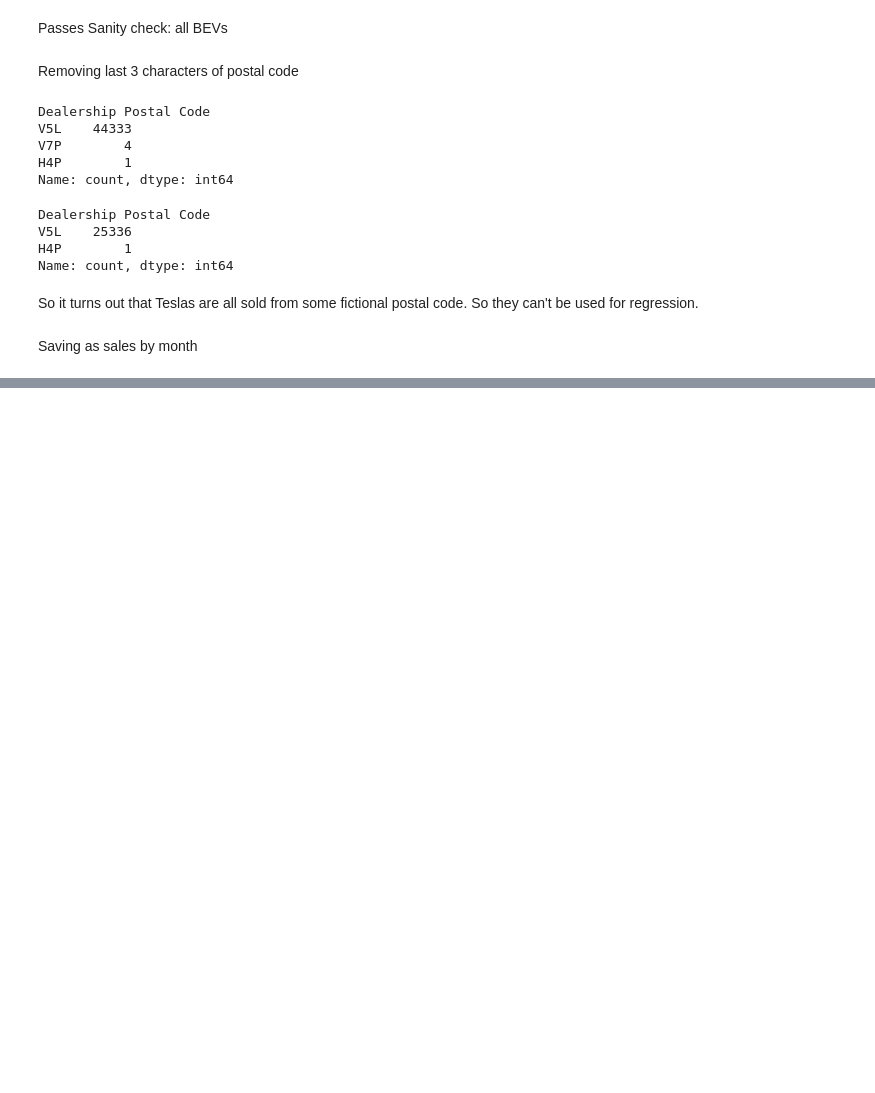
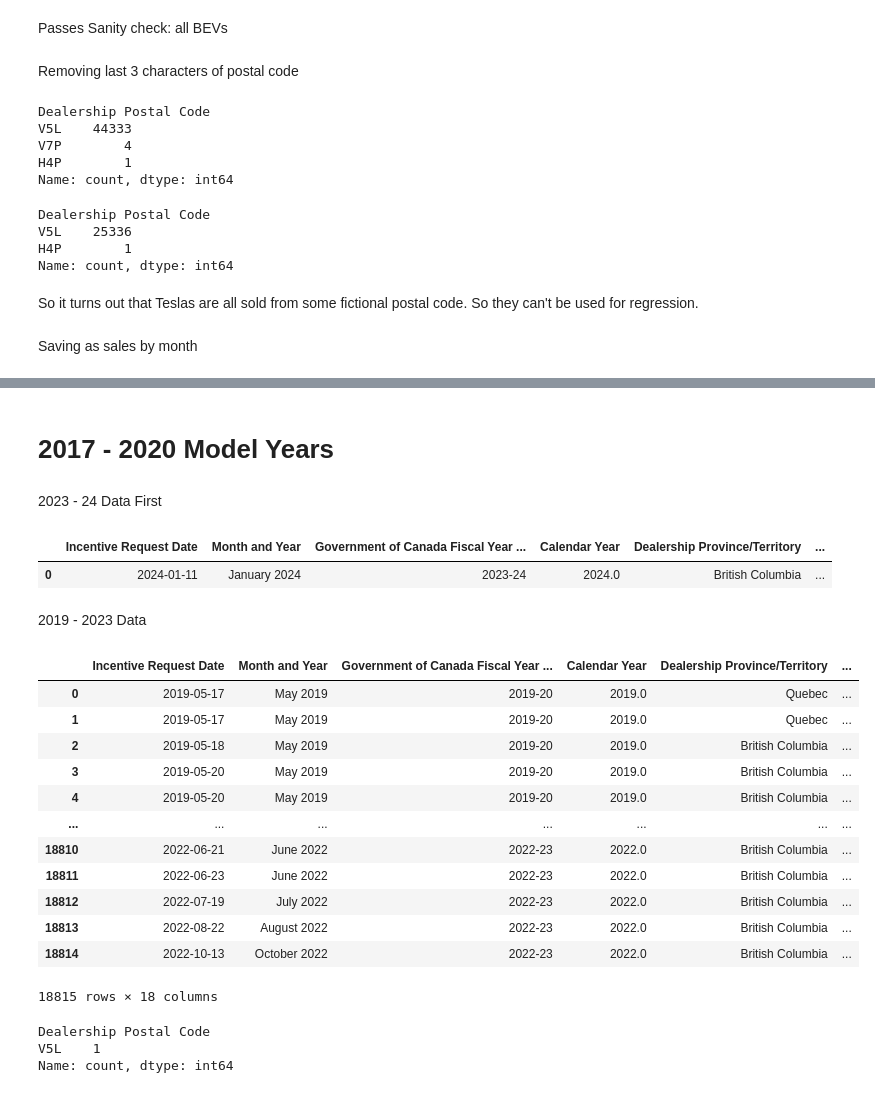
Before and after one commit to AndreMwendwa/AutoTraderCorrect, a Jupyter notebook: izev_analysis.ipynb, the cells around one changed output, grey strips where cells are left out. Saved outputs shown, nothing was run; the diff lists cells and outputs as text; code cells hidden in the pictures; blank space fills up the shorter version.

```diff
--- a/izev_analysis.ipynb
+++ b/izev_analysis.ipynb
@@ -172,0 +264,50 @@ data_2019_23_filtered.to_csv('izev_data\\izev_tesla_purchases_2021-01_to_2024-03
+# %% [markdown]
+# 2017 - 2020 Model Years
+# %% [markdown]
+2023 - 24 Data First
+# %%
+purchase_condition = (data_2023_24['Purchase or Lease'] == 'Purchase')
+tesla_condition = (data_2023_24['Vehicle Make'] == 'Tesla')
+model_year_condition = ((data_2023_24['Vehicle Year'] >= 2017) & (data_2023_24['Vehicle Year'] <= 2020))
+period_condition = (data_2023_24['Incentive Request Date'] >= '2016-01-01') & (data_2023_24['Incentive Request Date'] <= '2024-03-31')
+# period_condition = (data_2023_24['Incentive Request Date'] <= '2024-03-31')   # Technically this is correct, but it causes problems in the Bass_Model_DataPrep4.ipynb file
+na_condition = data_2023_24['Vehicle Model'].notna()
+
+data_2023_24_filtered_17_20 = data_2023_24[purchase_condition & tesla_condition & model_year_condition & period_condition & na_condition].reset_index(drop=True)
+data_2023_24_filtered_17_20
+# %% [output]
+|  | Incentive Request Date | Month and Year | Government of Canada Fiscal Year ... | Calendar Year | Dealership Province/Territory | ... |
+| 0 | 2024-01-11 | January 2024 | 2023-24 | 2024.0 | British Columbia | ... |
+# %% [markdown]
+2019 - 2023 Data
+# %%
+purchase_condition = (data_2019_23['Purchase or Lease'] == 'Purchase')
+tesla_condition = (data_2019_23['Vehicle Make'] == 'Tesla')
+model_year_condition = ((data_2019_23['Vehicle Year'] >= 2017) & (data_2019_23['Vehicle Year'] <= 2020))
+period_condition = (data_2019_23['Incentive Request Date'] >= '2016-01-01') & (data_2019_23['Incentive Request Date'] <= '2024-03-31')
+# period_condition = (data_2019_23['Incentive Request Date'] <= '2024-03-31')   # Technically this is correct, but it causes problems in the Bass_Model_DataPrep4.ipynb file
+na_condition = data_2019_23['Vehicle Model'].notna()
+
+data_2019_23_filtered_17_20 = data_2019_23[purchase_condition & tesla_condition & model_year_condition & period_condition & na_condition].reset_index(drop=True)
+data_2019_23_filtered_17_20
+# %% [output]
+|  | Incentive Request Date | Month and Year | Government of Canada Fiscal Year ... | Calendar Year | Dealership Province/Territory | ... |
+| 0 | 2019-05-17 | May 2019 | 2019-20 | 2019.0 | Quebec | ... |
+| 1 | 2019-05-17 | May 2019 | 2019-20 | 2019.0 | Quebec | ... |
+| 2 | 2019-05-18 | May 2019 | 2019-20 | 2019.0 | British Columbia | ... |
+| 3 | 2019-05-20 | May 2019 | 2019-20 | 2019.0 | British Columbia | ... |
+| 4 | 2019-05-20 | May 2019 | 2019-20 | 2019.0 | British Columbia | ... |
+| ... | ... | ... | ... | ... | ... | ... |
+| 18810 | 2022-06-21 | June 2022 | 2022-23 | 2022.0 | British Columbia | ... |
+| 18811 | 2022-06-23 | June 2022 | 2022-23 | 2022.0 | British Columbia | ... |
+| 18812 | 2022-07-19 | July 2022 | 2022-23 | 2022.0 | British Columbia | ... |
+| 18813 | 2022-08-22 | August 2022 | 2022-23 | 2022.0 | British Columbia | ... |
+| 18814 | 2022-10-13 | October 2022 | 2022-23 | 2022.0 | British Columbia | ... |
+18815 rows × 18 columns
+# %%
+data_2023_24_filtered_17_20['Dealership Postal Code'] = data_2023_24_filtered_17_20['Dealership Postal Code'].str[:-3].str.strip()
+data_2023_24_filtered_17_20['Dealership Postal Code'].value_counts()
+# %% [output]
+Dealership Postal Code
+V5L    1
+Name: count, dtype: int64
```
Also changed, not shown: parts of 11 cells of this notebook.
